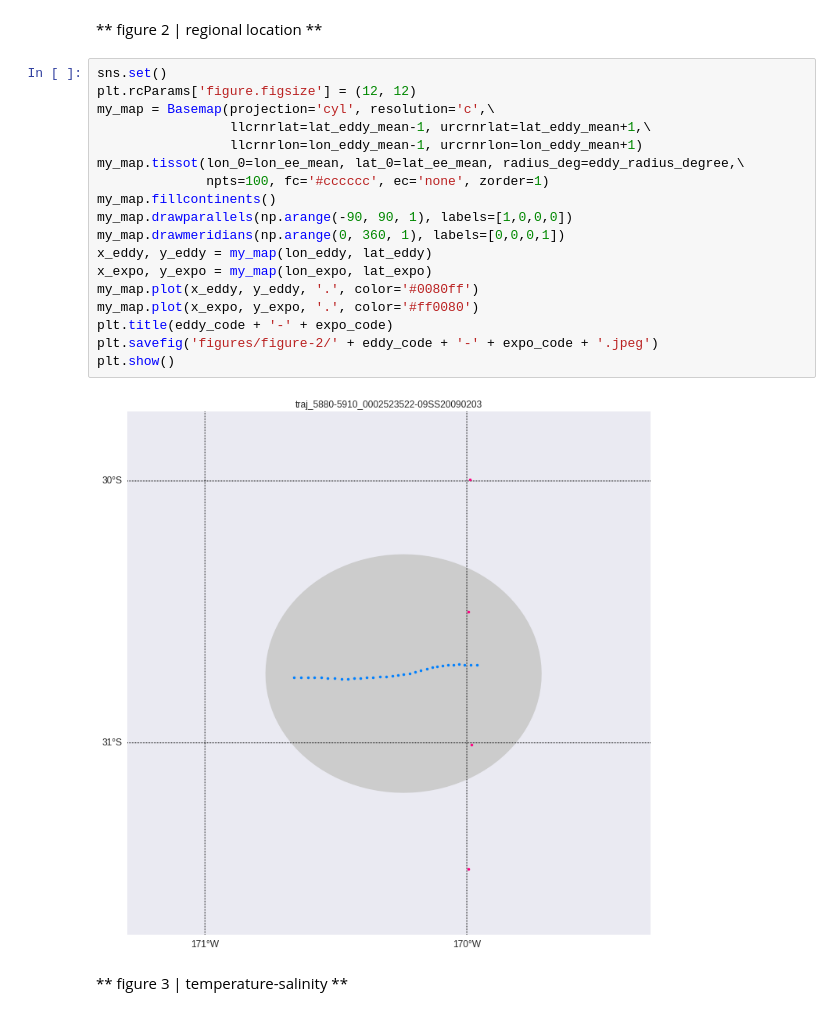
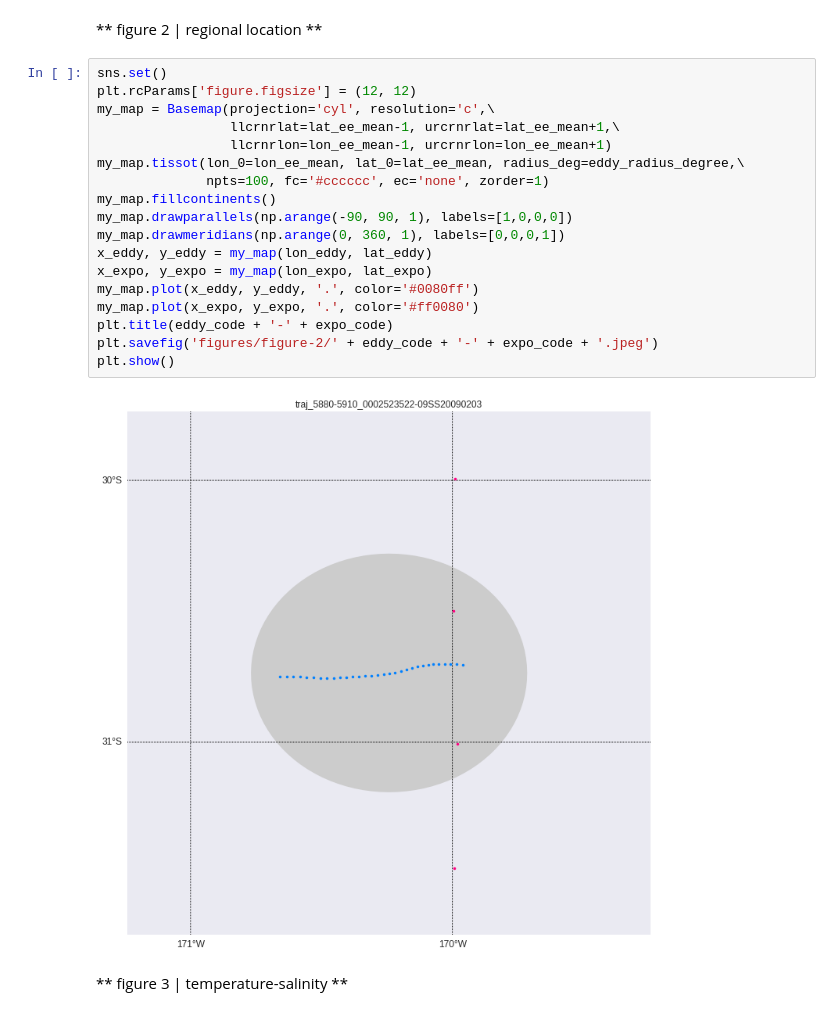
Before and after one commit to eapsclimate/cchdo-data, a Jupyter notebook: rcs-eddies/traj_5880-5910_0002523522-09SS20090203.ipynb, the cells around one changed output. Saved outputs shown, nothing was run; the diff lists cells and outputs as text.

```diff
--- a/rcs-eddies/traj_5880-5910_0002523522-09SS20090203.ipynb
+++ b/rcs-eddies/traj_5880-5910_0002523522-09SS20090203.ipynb
@@ -92,23 +92,23 @@ plt.show()
 # %%
 sns.set()
 plt.rcParams['figure.figsize'] = (12, 12)
 my_map = Basemap(projection='cyl', resolution='c',\
-                 llcrnrlat=lat_eddy_mean-1, urcrnrlat=lat_eddy_mean+1,\
-                 llcrnrlon=lon_eddy_mean-1, urcrnrlon=lon_eddy_mean+1)
+                 llcrnrlat=lat_ee_mean-1, urcrnrlat=lat_ee_mean+1,\
+                 llcrnrlon=lon_ee_mean-1, urcrnrlon=lon_ee_mean+1)
 my_map.tissot(lon_0=lon_ee_mean, lat_0=lat_ee_mean, radius_deg=eddy_radius_degree,\
               npts=100, fc='#cccccc', ec='none', zorder=1)
 my_map.fillcontinents()
 my_map.drawparallels(np.arange(-90, 90, 1), labels=[1,0,0,0])
 my_map.drawmeridians(np.arange(0, 360, 1), labels=[0,0,0,1])
 x_eddy, y_eddy = my_map(lon_eddy, lat_eddy)
 x_expo, y_expo = my_map(lon_expo, lat_expo)
 my_map.plot(x_eddy, y_eddy, '.', color='#0080ff')
 my_map.plot(x_expo, y_expo, '.', color='#ff0080')
 plt.title(eddy_code + '-' + expo_code)
 plt.savefig('figures/figure-2/' + eddy_code + '-' + expo_code + '.jpeg')
 plt.show()
 # %% [output]
-[figure, old version]
+[figure, new version]
 # %% [markdown]
 ** figure 3 | temperature-salinity **
 # %%
```
Also changed, not shown: parts of 8 cells of this notebook, 4 other files.
